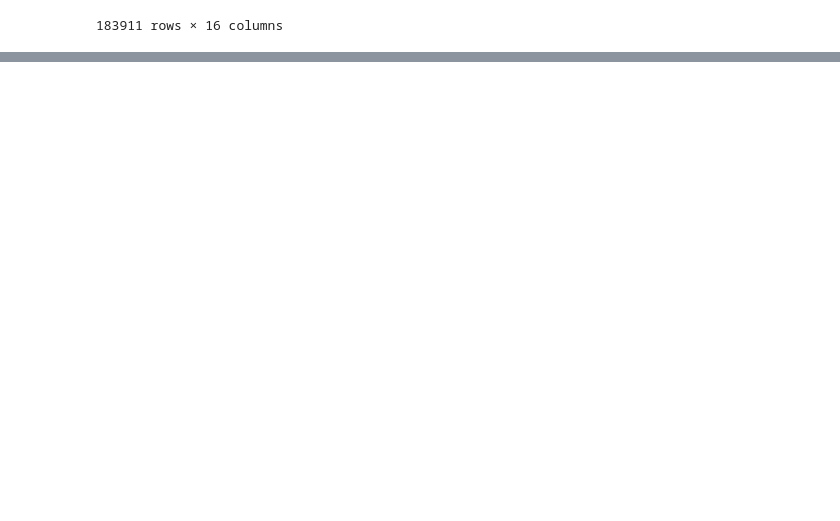
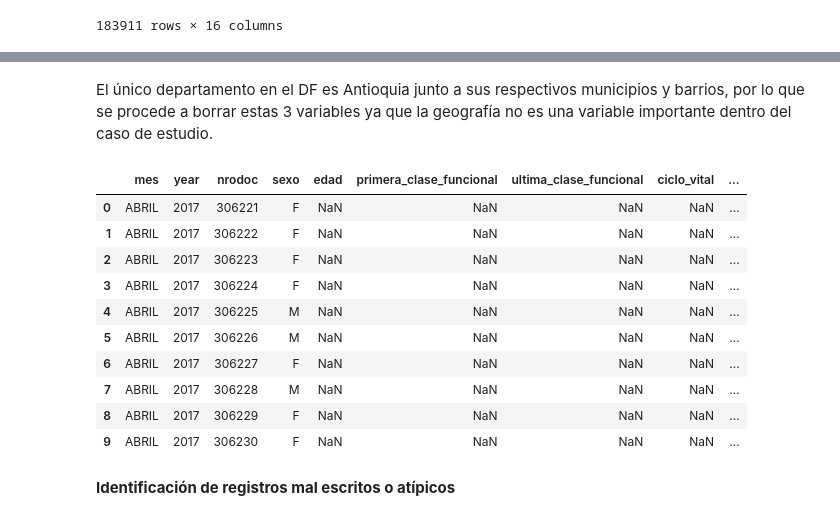
Before and after one commit to danielmancovidales/Aplicaciones-en-salud, a Jupyter notebook: prepro_usuarios.ipynb, the cells around one changed output, grey strips where cells are left out. Saved outputs shown, nothing was run; the diff lists cells and outputs as text; code cells hidden in the pictures; blank space fills up the shorter version.

Commit message:
Preprocesamiento df_usuarios y descarga de BD en tipo CSV

```diff
--- a/prepro_usuarios.ipynb
+++ b/prepro_usuarios.ipynb
@@ -33,0 +36,3 @@ df_usuarios
+# %%
+# Se cambian los nombres de mayusculas a minisculas
+df_usuarios.columns = df_usuarios.columns.str.lower()
@@ -33,0 +49,8 @@ df_usuarios
+# %%
+# Función para quitar los espacios de los nombres y reemplazar por '_'
+def limpiar_nombre_columna(nombre):
+    nombre_limpio = nombre.replace(" ", "_")  # Reemplazar espacios por guiones bajos
+    return nombre_limpio
+
+# Aplicar la función a los nombres de las columnas
+df_usuarios.columns = df_usuarios.columns.map(limpiar_nombre_columna)
@@ -33,0 +66,3 @@ df_usuarios
+# %%
+# Se eliminan las 5012 filas duplicadas
+df_usuarios = df_usuarios.drop_duplicates()
@@ -33,0 +103,4 @@ df_usuarios
+# %%
+#Se pueden borrar algunas columnas que resultan irrelevantes y se corrobora que se hizo bien el borrado
+df_usuarios = df_usuarios.drop(['fecha_nacimiento', 'fecha_primera_clase_funcional', 'fecha_ultima_clase_funcional', 'fecha_inicio_al_pgp'], axis=1)
+df_usuarios.head()
@@ -33,0 +144,20 @@ df_usuarios
+# %% [markdown]
+El único departamento en el DF es Antioquia junto a sus respectivos municipios y barrios, por lo que se procede a borrar estas 3 variables ya que la geografía no es una variable importante dentro del caso de estudio.
+# %%
+#Se borran las variables y se corrobora que se hizo el cambio correctamente
+df_usuarios = df_usuarios.drop(["departamento", "municipio", "barrio"], axis=1)
+df_usuarios.head(10)
+# %% [output]
+|  | mes | year | nrodoc | sexo | edad | primera_clase_funcional | ultima_clase_funcional | ciclo_vital | ... |
+| 0 | ABRIL | 2017 | 306221 | F | NaN | NaN | NaN | NaN | ... |
+| 1 | ABRIL | 2017 | 306222 | F | NaN | NaN | NaN | NaN | ... |
+| 2 | ABRIL | 2017 | 306223 | F | NaN | NaN | NaN | NaN | ... |
+| 3 | ABRIL | 2017 | 306224 | F | NaN | NaN | NaN | NaN | ... |
+| 4 | ABRIL | 2017 | 306225 | M | NaN | NaN | NaN | NaN | ... |
+| 5 | ABRIL | 2017 | 306226 | M | NaN | NaN | NaN | NaN | ... |
+| 6 | ABRIL | 2017 | 306227 | F | NaN | NaN | NaN | NaN | ... |
+| 7 | ABRIL | 2017 | 306228 | M | NaN | NaN | NaN | NaN | ... |
+| 8 | ABRIL | 2017 | 306229 | F | NaN | NaN | NaN | NaN | ... |
+| 9 | ABRIL | 2017 | 306230 | F | NaN | NaN | NaN | NaN | ... |
+# %% [markdown]
+**Identificación de registros mal escritos o atípicos**
```
Also changed, not shown: parts of 40 cells of this notebook.
